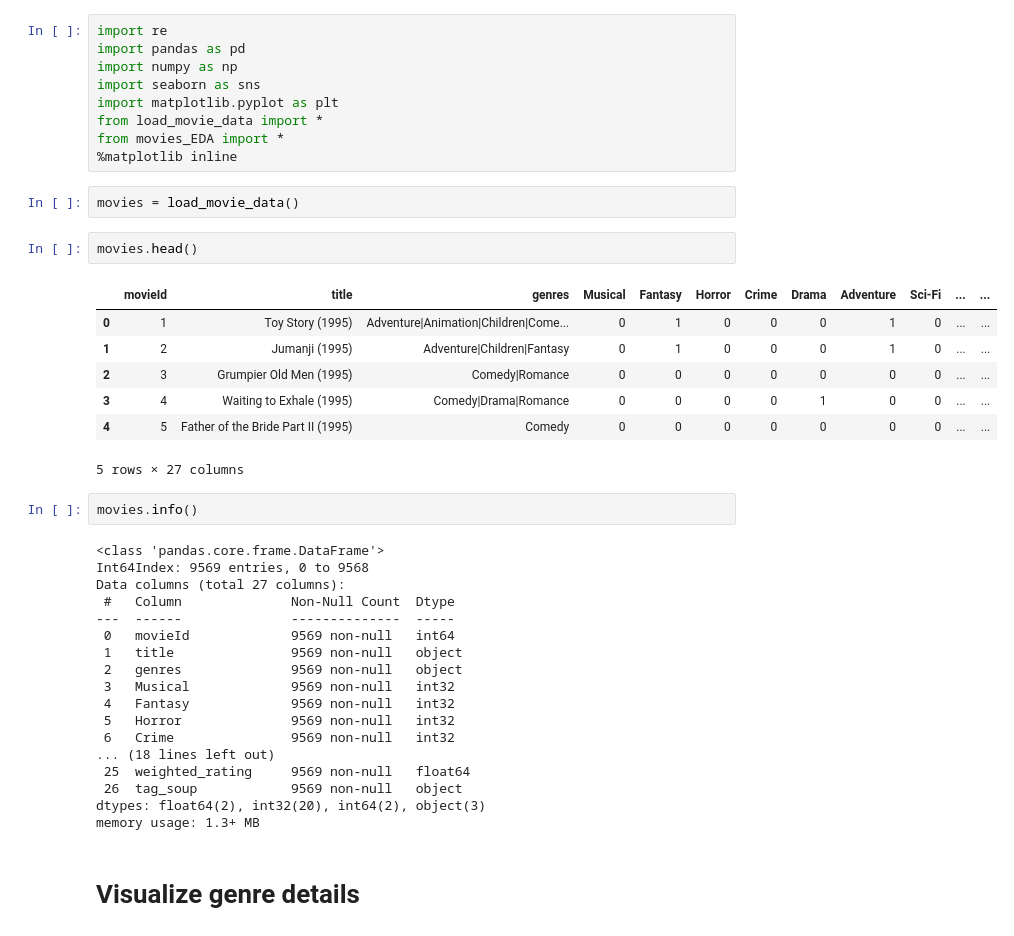
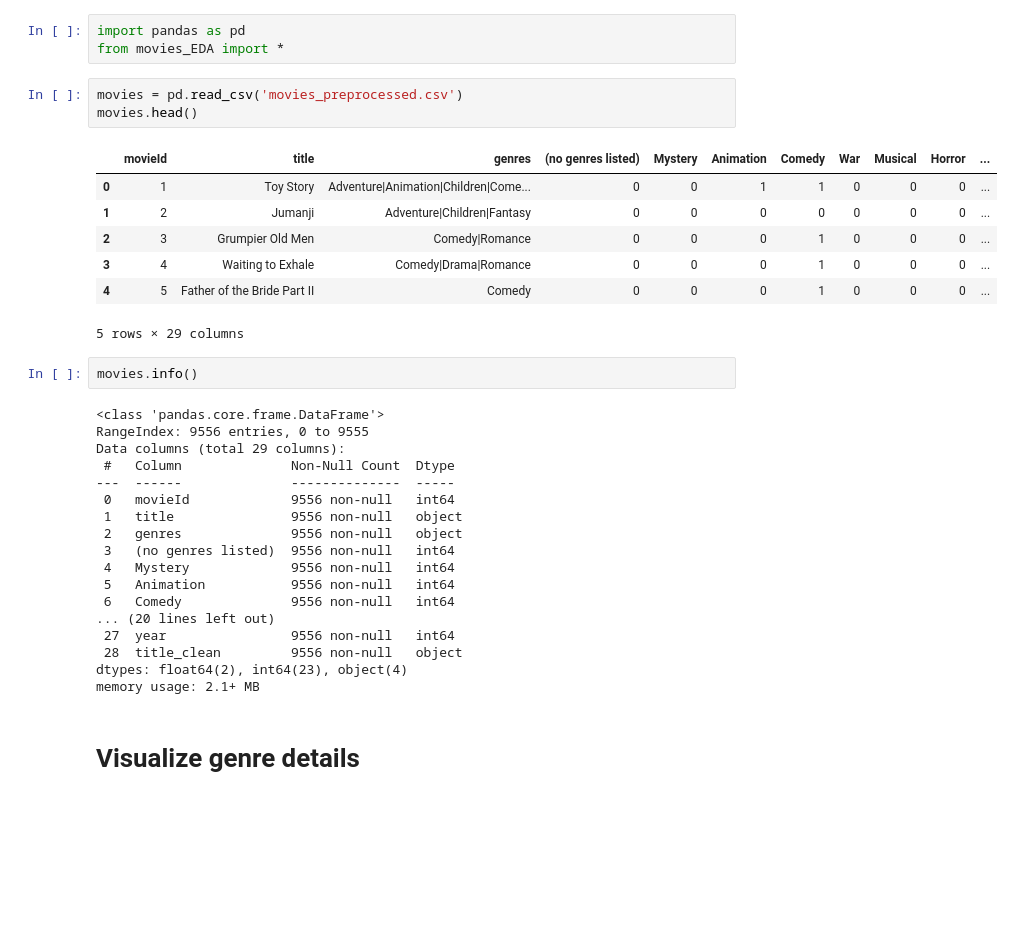
Before and after one commit to NicoleEleniPeltier/Movie-Recommender, a Jupyter notebook: Exploratory-Data-Analysis.ipynb, the cells around one changed output. Cells and saved outputs as stored; diff of their text form; blank space fills up the shorter version.

```diff
--- a/Exploratory-Data-Analysis.ipynb
+++ b/Exploratory-Data-Analysis.ipynb
@@ -1,44 +1,37 @@
-# %%
-import re
-import pandas as pd
-import numpy as np
-import seaborn as sns
-import matplotlib.pyplot as plt
-from load_movie_data import *
-from movies_EDA import *
-%matplotlib inline
-# %%
-movies = load_movie_data()
-# %%
-movies.head()
-# %% [output]
-|  | movieId | title | genres | Musical | Fantasy | Horror | Crime | Drama | Adventure | Sci-Fi | ... | ... |
-| 0 | 1 | Toy Story (1995) | Adventure|Animation|Children|Come... | 0 | 1 | 0 | 0 | 0 | 1 | 0 | ... | ... |
-| 1 | 2 | Jumanji (1995) | Adventure|Children|Fantasy | 0 | 1 | 0 | 0 | 0 | 1 | 0 | ... | ... |
-| 2 | 3 | Grumpier Old Men (1995) | Comedy|Romance | 0 | 0 | 0 | 0 | 0 | 0 | 0 | ... | ... |
-| 3 | 4 | Waiting to Exhale (1995) | Comedy|Drama|Romance | 0 | 0 | 0 | 0 | 1 | 0 | 0 | ... | ... |
-| 4 | 5 | Father of the Bride Part II (1995) | Comedy | 0 | 0 | 0 | 0 | 0 | 0 | 0 | ... | ... |
-5 rows × 27 columns
+# %%
+import pandas as pd
+from movies_EDA import *
+# %%
+movies = pd.read_csv('movies_preprocessed.csv')
+movies.head()
+# %% [output]
+|  | movieId | title | genres | (no genres listed) | Mystery | Animation | Comedy | War | Musical | Horror | ... |
+| 0 | 1 | Toy Story | Adventure|Animation|Children|Come... | 0 | 0 | 1 | 1 | 0 | 0 | 0 | ... |
+| 1 | 2 | Jumanji | Adventure|Children|Fantasy | 0 | 0 | 0 | 0 | 0 | 0 | 0 | ... |
+| 2 | 3 | Grumpier Old Men | Comedy|Romance | 0 | 0 | 0 | 1 | 0 | 0 | 0 | ... |
+| 3 | 4 | Waiting to Exhale | Comedy|Drama|Romance | 0 | 0 | 0 | 1 | 0 | 0 | 0 | ... |
+| 4 | 5 | Father of the Bride Part II | Comedy | 0 | 0 | 0 | 1 | 0 | 0 | 0 | ... |
+5 rows × 29 columns
 # %%
 movies.info()
 # %% [output]
 <class 'pandas.core.frame.DataFrame'>
-Int64Index: 9569 entries, 0 to 9568
-Data columns (total 27 columns):
+RangeIndex: 9556 entries, 0 to 9555
+Data columns (total 29 columns):
  #   Column              Non-Null Count  Dtype
 ---  ------              --------------  -----
- 0   movieId             9569 non-null   int64
- 1   title               9569 non-null   object
- 2   genres              9569 non-null   object
- 3   Musical             9569 non-null   int32
- 4   Fantasy             9569 non-null   int32
- 5   Horror              9569 non-null   int32
- 6   Crime               9569 non-null   int32
-... (18 lines left out)
- 25  weighted_rating     9569 non-null   float64
- 26  tag_soup            9569 non-null   object
-dtypes: float64(2), int32(20), int64(2), object(3)
-memory usage: 1.3+ MB
+ 0   movieId             9556 non-null   int64
+ 1   title               9556 non-null   object
+ 2   genres              9556 non-null   object
+ 3   (no genres listed)  9556 non-null   int64
+ 4   Mystery             9556 non-null   int64
+ 5   Animation           9556 non-null   int64
+ 6   Comedy              9556 non-null   int64
+... (20 lines left out)
+ 27  year                9556 non-null   int64
+ 28  title_clean         9556 non-null   object
+dtypes: float64(2), int64(23), object(4)
+memory usage: 2.1+ MB
 # %% [markdown]
 # Visualize genre details
 # %%
```
Also changed, not shown: parts of 1 cell of this notebook.
